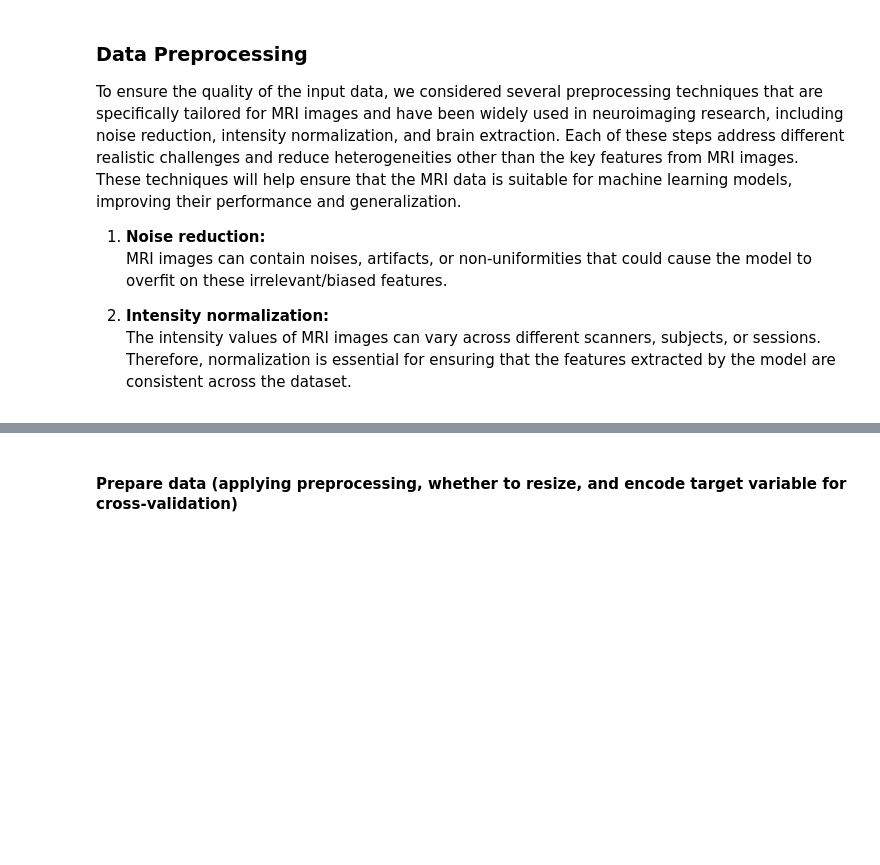
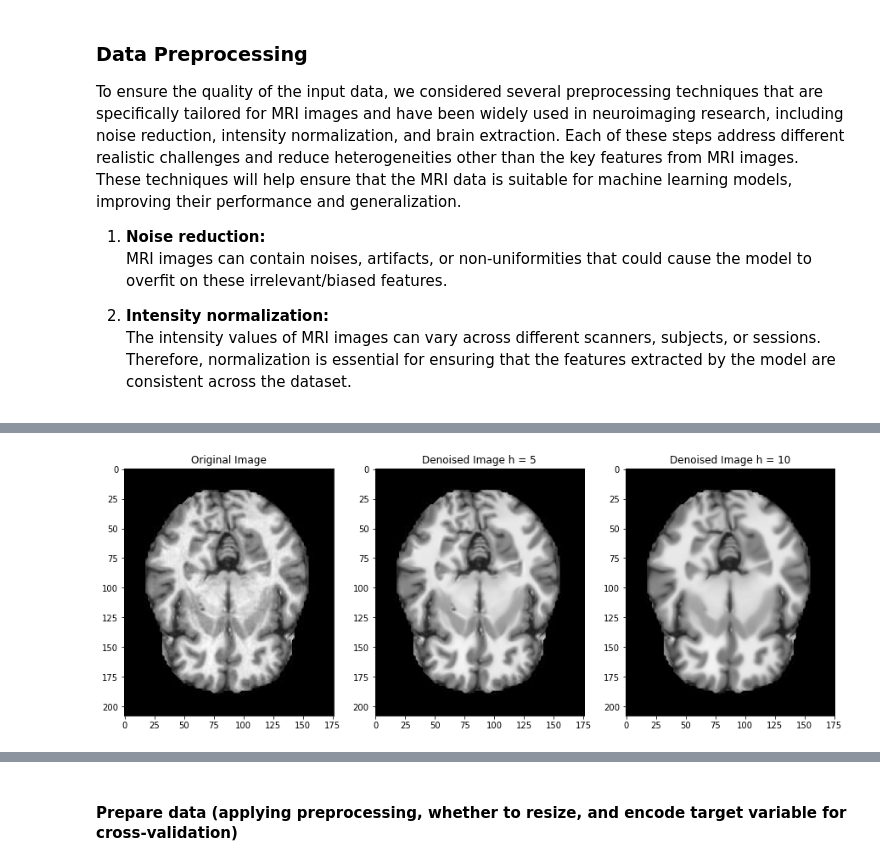
Before and after one commit to MiracleSkyHawk/RSM8521_FinalProject_Team6, a Jupyter notebook: RSM8521_FinalProject_Team6_20230317_v0.2.ipynb, the cells around one changed output, grey strips where cells are left out. Drawn from its saved outputs; the diff is of its cells as text; code cells hidden in the pictures; blank space fills up the shorter version.

```diff
--- a/RSM8521_FinalProject_Team6_20230317_v0.2.ipynb
+++ b/RSM8521_FinalProject_Team6_20230317_v0.2.ipynb
@@ -42,14 +113,33 @@ The intensity values of MRI images can vary across different scanners, subjects,
 # %%
 # noise reduction
-def denoise_image(image):
+def denoise_image(image, h=5):
     src = np.uint8(image)  # Convert image to 8-bit unsigned integers
-    denoised_image = cv2.fastNlMeansDenoisingColored(src, None, h=10, templateWindowSize=7, searchWindowSize=21)
+    denoised_image = cv2.fastNlMeansDenoisingColored(src, None, h=h, templateWindowSize=7, searchWindowSize=21)
     return denoised_image
-
-# intensity normalization
-def normalize_intensity(image):
-    original_shape = image.shape
-    reshaped_img = image.reshape(-1,1)
-    scaler = MinMaxScaler()
-    normalized_image = scaler.fit_transform(reshaped_img)
-    return normalized_image.reshape(original_shape)
+# %%
+# Read the input image in grayscale
+img = cv2.imread(path_temp + 'nonDem11.jpg', cv2.IMREAD_COLOR)
+img = cv2.cvtColor(img, cv2.COLOR_BGR2RGB)  # Convert from BGR to RGB
+
+# Denoise the image
+denoised_img_5 = denoise_image(img, h=5)
+denoised_img_10 = denoise_image(img, h=10)
+
+# Display the original and denoised images
+plt.figure(figsize=(15, 6))
+
+plt.subplot(131)
+plt.imshow(img)
+plt.title('Original Image')
+
+plt.subplot(132)
+plt.imshow(denoised_img_5)
+plt.title('Denoised Image h = 5')
+
+plt.subplot(133)
+plt.imshow(denoised_img_10)
+plt.title('Denoised Image h = 10')
+
+plt.show()
+# %% [output]
+[figure, added]
```
Also changed, not shown: parts of 21 cells of this notebook, 3 other files.
